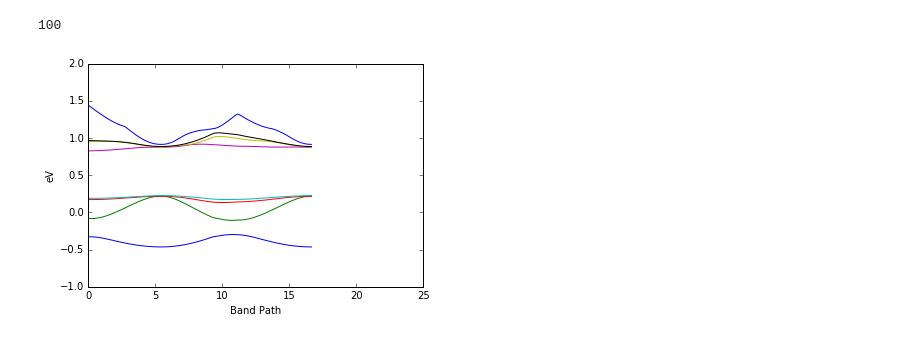
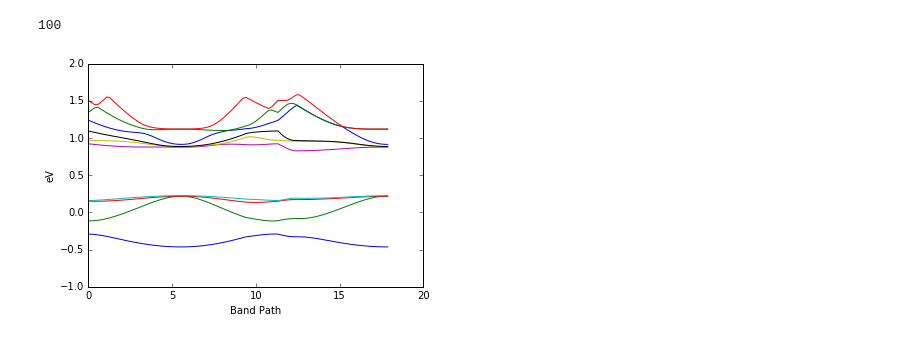
Before and after one commit to hallover/EPM, a Jupyter notebook: Empirical Pseudopotential Method.ipynb, the cells around one changed output. Cells and saved outputs as stored; diff of their text form; code cells hidden in the pictures.

```diff
--- a/Empirical Pseudopotential Method.ipynb
+++ b/Empirical Pseudopotential Method.ipynb
@@ -159,7 +164,7 @@ U = points['U']
 
 point_names = ['$\Gamma$', 'K', 'X', 'W', "X'", '$\Gamma$', 'L']
 # path = [G, K, XN, W, X, G, L]
-path = [L, G, X, U, G]
+path = [W, G, X, W, L, G]
 
 
 
@@ -264,13 +298,13 @@ print(len(zipEig[1]))
 # %% [output]
 100
 # %%
-for eV in zipEig[:8]:
+for eV in zipEig[:10]:
 #     print(eV)
 
     plt.plot(q,eV)
 plt.xlabel("Band Path")
-plt.axis([0.,25.,-1.,2])
+plt.axis([0.,20.,-1.,2])
 plt.ylabel("eV")
 plt.show()
 # %% [output]
-[figure, old version]
+[figure, new version]
```
Also changed, not shown: parts of 4 cells of this notebook, 1 other file.
